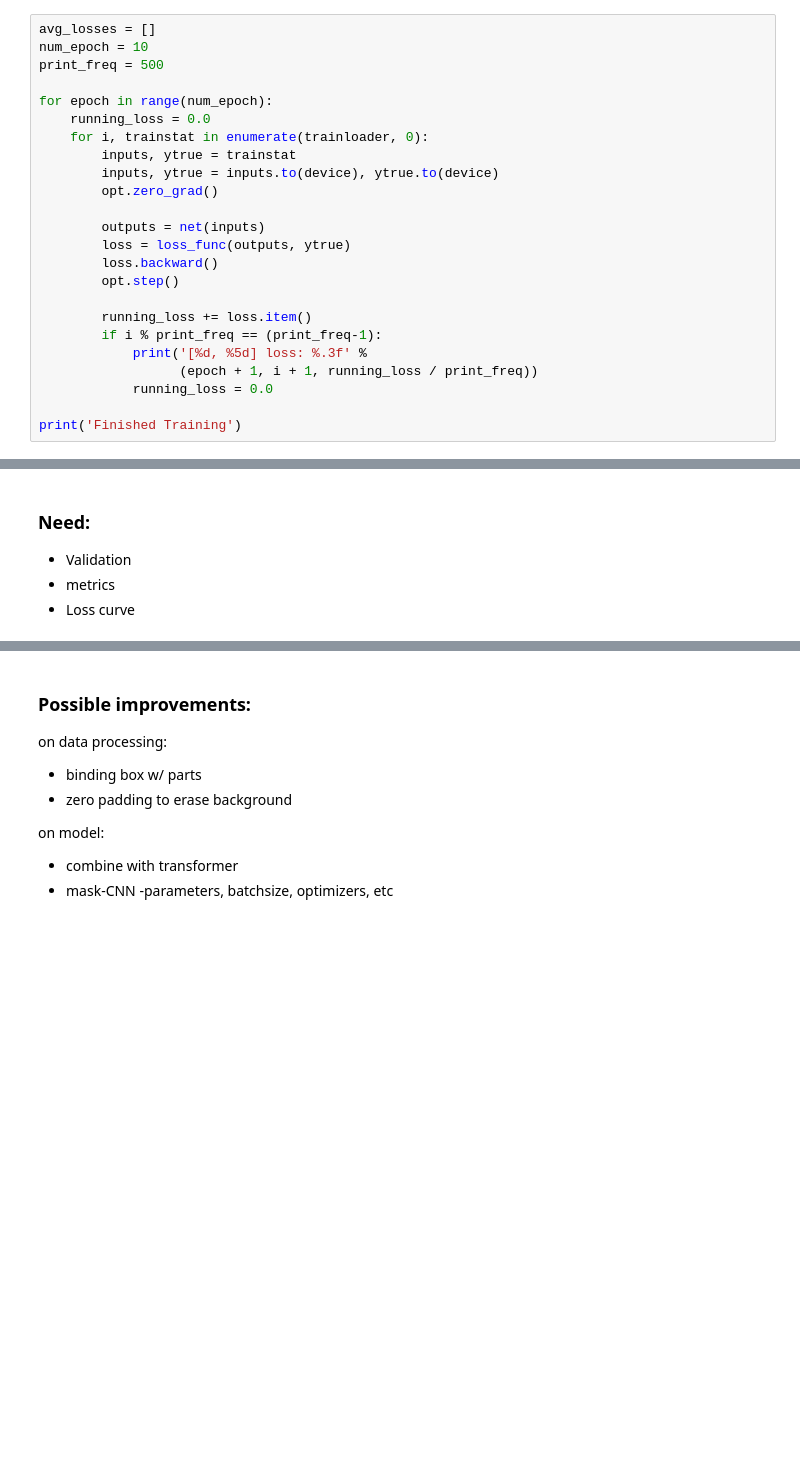
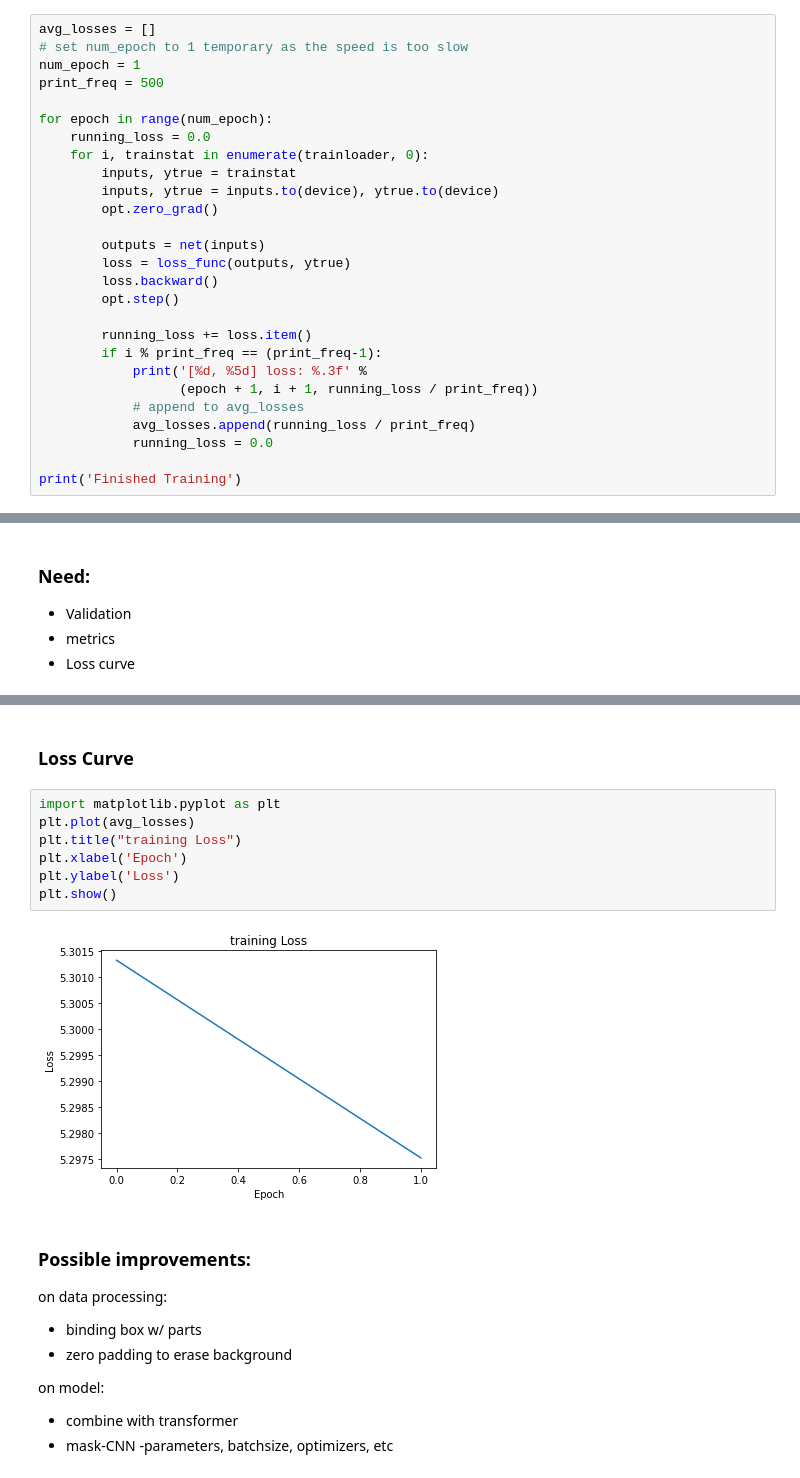
Before and after one commit to AnniLi1212/Fine_Grained_Bird_Classification, a Jupyter notebook: CNN_Classifier_for_CUB_200_2011.ipynb, the cells around one changed output, grey strips where cells are left out. Saved outputs shown, nothing was run; the diff lists cells and outputs as text; blank space fills up the shorter version.

```diff
--- a/CNN_Classifier_for_CUB_200_2011.ipynb
+++ b/CNN_Classifier_for_CUB_200_2011.ipynb
@@ -192,7 +210,8 @@ opt = optim.SGD(net.parameters(), lr=0.001, momentum=0.9)
 ### Training
 # %%
 avg_losses = []
-num_epoch = 10
+# set num_epoch to 1 temporary as the speed is too slow
+num_epoch = 1
 print_freq = 500
 
 for epoch in range(num_epoch):
@@ -211,6 +230,8 @@ for epoch in range(num_epoch):
         if i % print_freq == (print_freq-1):
             print('[%d, %5d] loss: %.3f' %
                   (epoch + 1, i + 1, running_loss / print_freq))
+            # append to avg_losses
+            avg_losses.append(running_loss / print_freq)
             running_loss = 0.0
 
 print('Finished Training')
@@ -286,3 +356,14 @@ The correct label is 145.Elegant_Tern
+# %% [markdown]
+### Loss Curve
+# %%
+import matplotlib.pyplot as plt
+plt.plot(avg_losses)
+plt.title("training Loss")
+plt.xlabel('Epoch')
+plt.ylabel('Loss')
+plt.show()
+# %% [output]
+[figure, added]
 # %% [markdown]
 ### Possible improvements:
 on data processing:
```
Also changed, not shown: parts of 12 cells of this notebook.
